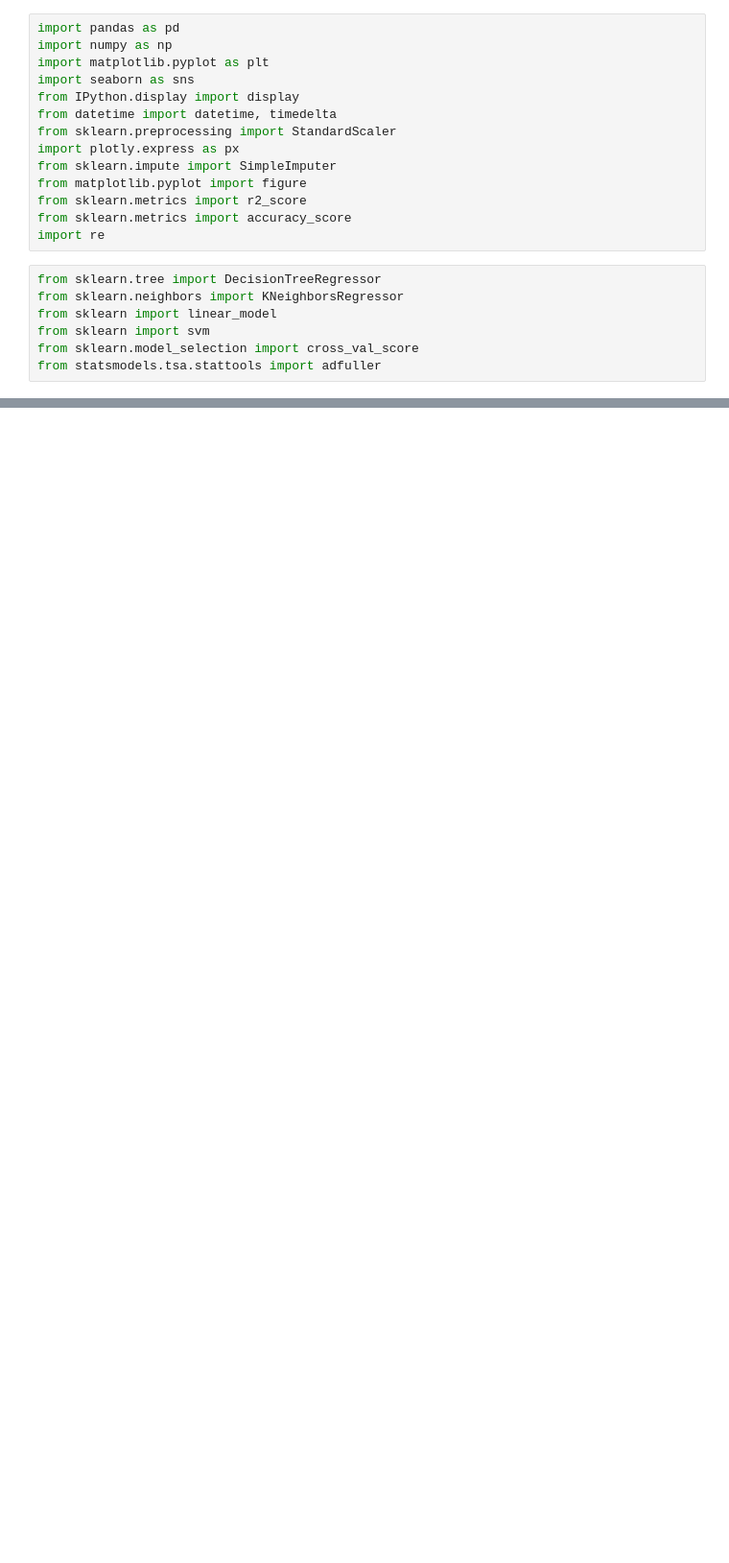
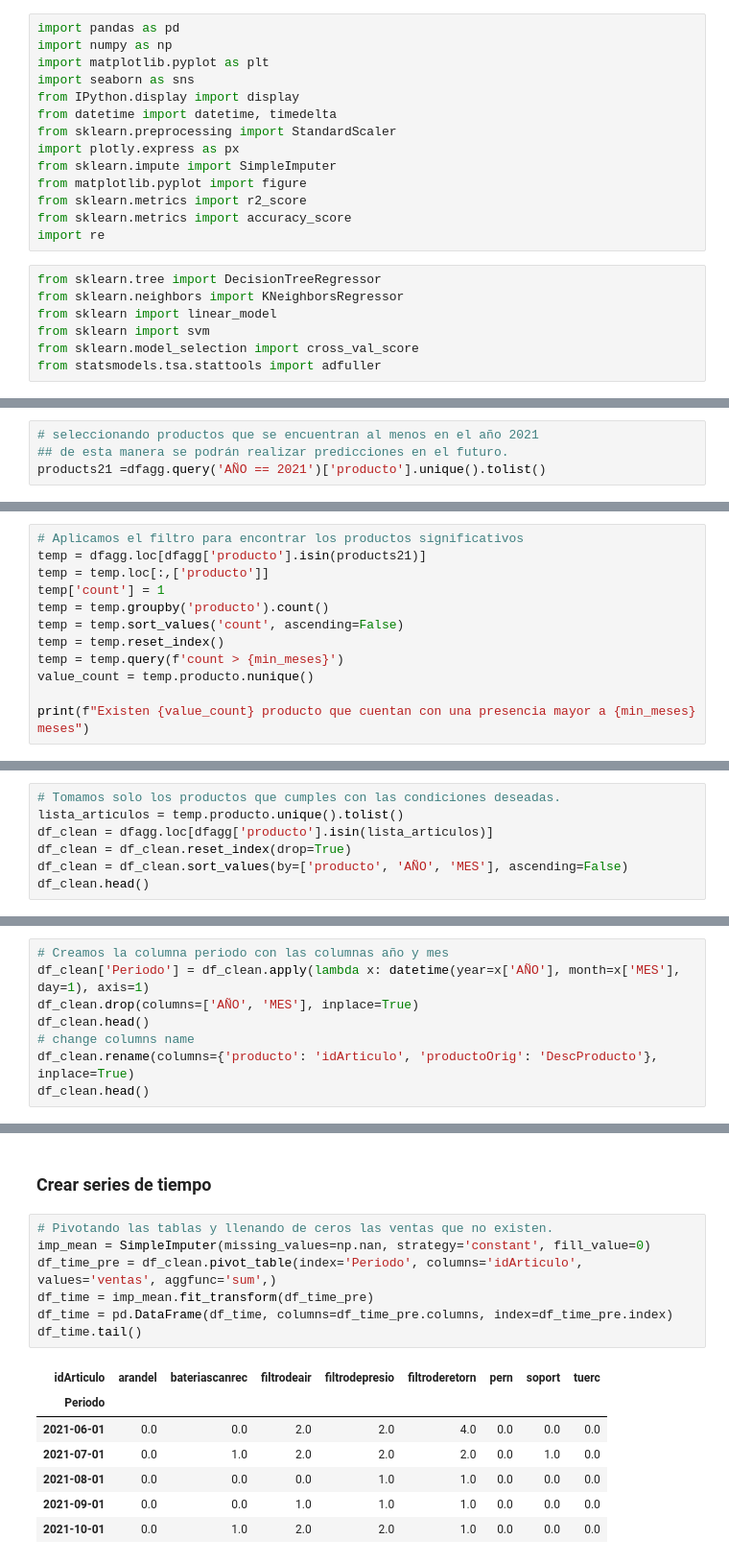
Before and after one commit to DavidCastilloAlvarado/timeseries_optimization, a Jupyter notebook: models/ARIMA/arima.ipynb, the cells around one changed output, grey strips where cells are left out. Shown at 96% size. Drawn from its saved outputs; the diff is of its cells as text; blank space fills up the shorter version.

Commit message:
Preprocessing data added

```diff
--- a/models/ARIMA/arima.ipynb
+++ b/models/ARIMA/arima.ipynb
@@ -37,0 +127,4 @@ from helpers.general import print_forecasting_results
+# %%
+# seleccionando productos que se encuentran al menos en el año 2021
+## de esta manera se podrán realizar predicciones en el futuro.
+products21 =dfagg.query('AÑO == 2021')['producto'].unique().tolist()
@@ -37,0 +141,12 @@ from helpers.general import print_forecasting_results
+# %%
+# Aplicamos el filtro para encontrar los productos significativos
+temp = dfagg.loc[dfagg['producto'].isin(products21)]
+temp = temp.loc[:,['producto']]
+temp['count'] = 1
+temp = temp.groupby('producto').count()
+temp = temp.sort_values('count', ascending=False)
+temp = temp.reset_index()
+temp = temp.query(f'count > {min_meses}')
+value_count = temp.producto.nunique()
+
+print(f"Existen {value_count} producto que cuentan con una presencia mayor a {min_meses} meses")
@@ -37,0 +155,7 @@ from helpers.general import print_forecasting_results
+# %%
+# Tomamos solo los productos que cumples con las condiciones deseadas.
+lista_articulos = temp.producto.unique().tolist()
+df_clean = dfagg.loc[dfagg['producto'].isin(lista_articulos)]
+df_clean = df_clean.reset_index(drop=True)
+df_clean = df_clean.sort_values(by=['producto', 'AÑO', 'MES'], ascending=False)
+df_clean.head()
@@ -37,0 +171,8 @@ from helpers.general import print_forecasting_results
+# %%
+# Creamos la columna periodo con las columnas año y mes
+df_clean['Periodo'] = df_clean.apply(lambda x: datetime(year=x['AÑO'], month=x['MES'], day=1), axis=1)
+df_clean.drop(columns=['AÑO', 'MES'], inplace=True)
+df_clean.head()
+# change columns name
+df_clean.rename(columns={'producto': 'idArticulo', 'productoOrig': 'DescProducto'}, inplace=True)
+df_clean.head()
@@ -37,0 +190,17 @@ from helpers.general import print_forecasting_results
+# %% [markdown]
+### Crear series de tiempo
+# %%
+# Pivotando las tablas y llenando de ceros las ventas que no existen.
+imp_mean = SimpleImputer(missing_values=np.nan, strategy='constant', fill_value=0)
+df_time_pre = df_clean.pivot_table(index='Periodo', columns='idArticulo', values='ventas', aggfunc='sum',)
+df_time = imp_mean.fit_transform(df_time_pre)
+df_time = pd.DataFrame(df_time, columns=df_time_pre.columns, index=df_time_pre.index)
+df_time.tail()
+# %% [output]
+| idArticulo | arandel | bateriascanrec | filtrodeair | filtrodepresio | filtroderetorn | pern | soport | tuerc |
+| Periodo |  |  |  |  |  |  |  |  |
+| 2021-06-01 | 0.0 | 0.0 | 2.0 | 2.0 | 4.0 | 0.0 | 0.0 | 0.0 |
+| 2021-07-01 | 0.0 | 1.0 | 2.0 | 2.0 | 2.0 | 0.0 | 1.0 | 0.0 |
+| 2021-08-01 | 0.0 | 0.0 | 0.0 | 1.0 | 1.0 | 0.0 | 0.0 | 0.0 |
+| 2021-09-01 | 0.0 | 0.0 | 1.0 | 1.0 | 1.0 | 0.0 | 0.0 | 0.0 |
+| 2021-10-01 | 0.0 | 1.0 | 2.0 | 2.0 | 1.0 | 0.0 | 0.0 | 0.0 |
```
Also changed, not shown: parts of 26 cells of this notebook, 3 other files.
